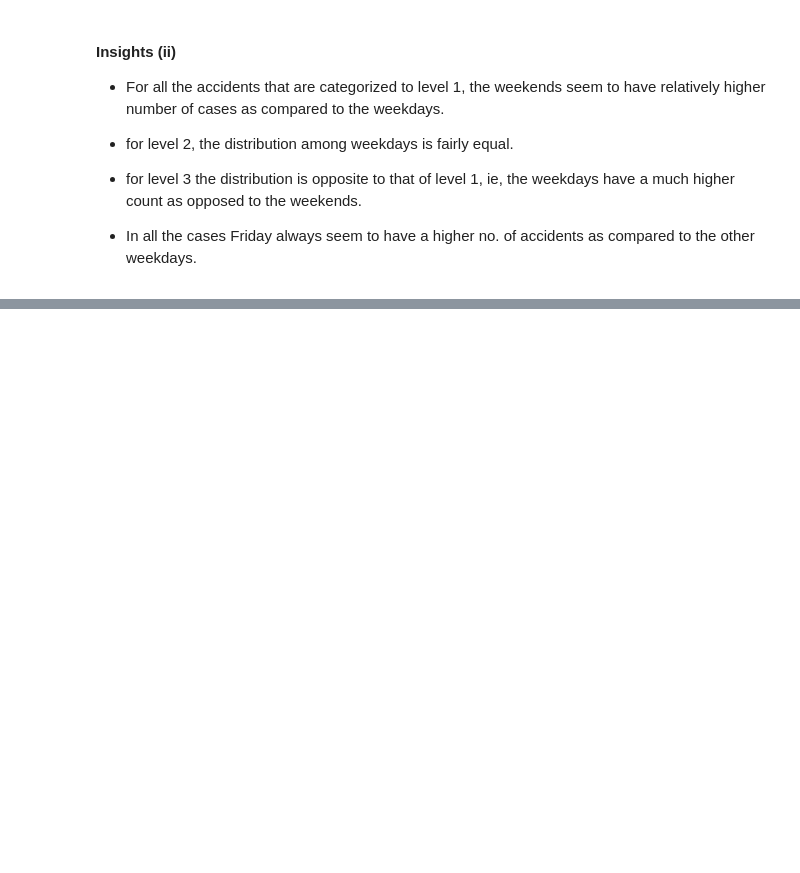
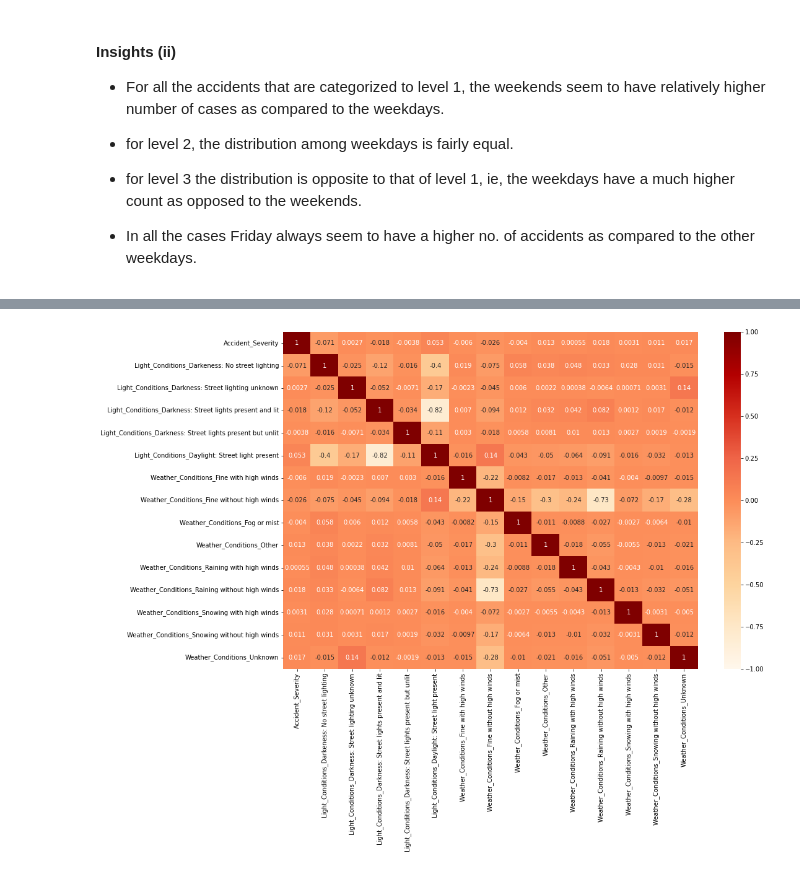
Before and after one commit to prateem-biswas/Data-Science-, a Jupyter notebook: Data_Analysis_UK_accidents.ipynb, the cells around one changed output, grey strips where cells are left out. Cells and saved outputs as stored; diff of their text form; code cells hidden in the pictures; blank space fills up the shorter version.

```diff
--- a/Data_Analysis_UK_accidents.ipynb
+++ b/Data_Analysis_UK_accidents.ipynb
@@ -574,0 +579,4 @@ plt.show()
+# %%
+accident_severity = pd.DataFrame({ 'Light_Conditions' : df.Light_Conditions, 'Weather_Conditions' : df.Weather_Conditions, 'Accident_Severity' : df.Accident_Severity })
+
+accident_severity.sample(5)
@@ -574,0 +605,3 @@ plt.show()
+# %%
+for object_feature in accident_severity.dtypes[accident_severity.dtypes == 'object'].index :
+     accident_severity[object_feature] = accident_severity[object_feature].astype('category')
@@ -574,0 +615,2 @@ plt.show()
+# %%
+accident_severity = pd.get_dummies(data=accident_severity, columns=['Light_Conditions', 'Weather_Conditions'])
@@ -574,0 +623,4 @@ plt.show()
+# %%
+corr_chart = accident_severity.corr().loc['Accident_Severity':]
+corr_chart = pd.DataFrame(corr_chart)
+corr_chart
@@ -574,0 +647,6 @@ plt.show()
+# %%
+plt.figure(figsize=(15,10))
+sns.heatmap(corr_chart, vmin=-1, cmap='OrRd', annot = True)
+plt.show()
+# %% [output]
+[figure, added]
```
Also changed, not shown: parts of 12 cells of this notebook.
